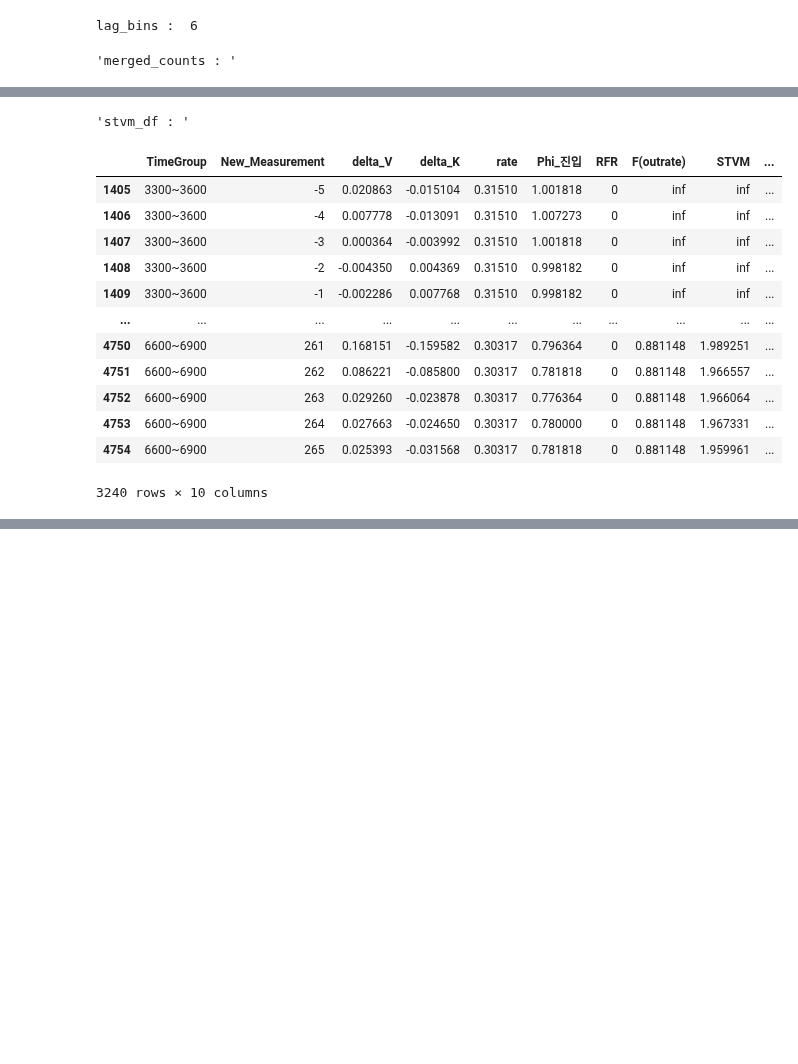
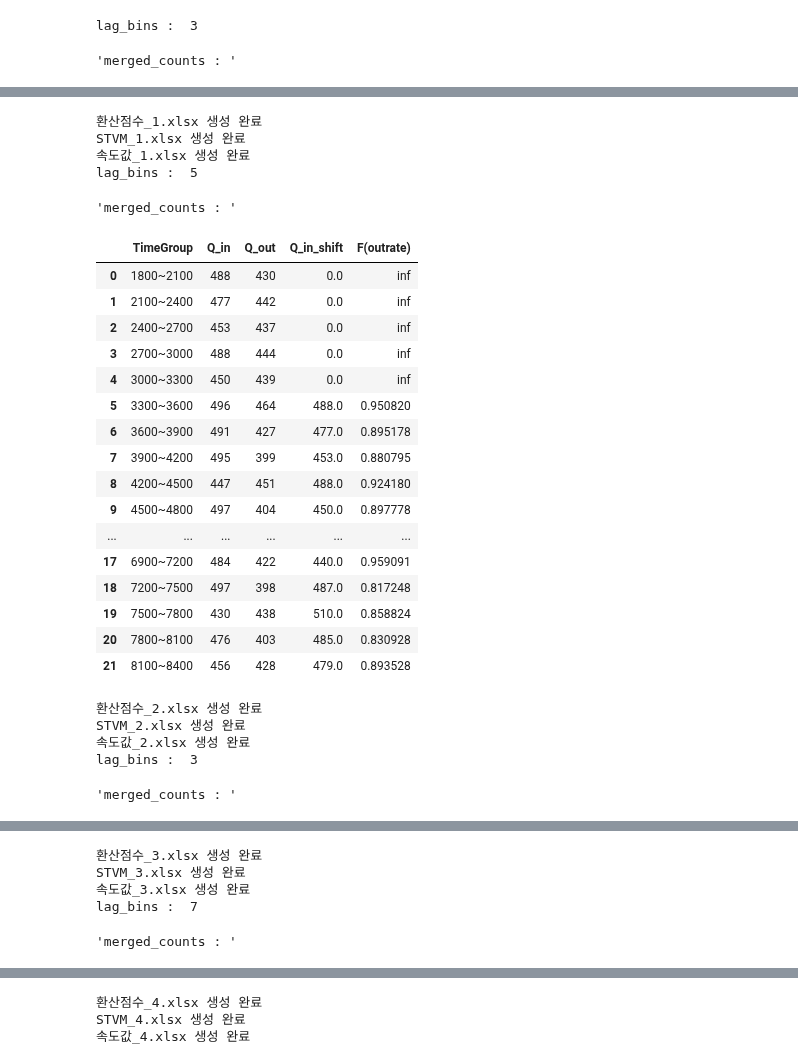
Before and after one commit to hminj98/VISSIM_macro, a Jupyter notebook: network_version2/6. stvm/4.stvm_V3.0.ipynb, the cells around one changed output, grey strips where cells are left out. Cells and saved outputs as stored; diff of their text form; code cells hidden in the pictures; blank space fills up the shorter version.

```diff
--- a/network_version2/6. stvm/4.stvm_V3.0.ipynb
+++ b/network_version2/6. stvm/4.stvm_V3.0.ipynb
@@ -7,7 +7,7 @@ import numpy as np
 교통류 변동지표_250901
 STVM 계산(3차로 점선) + 지상부 추가 _ 분석시간 증가
     집계시간 : 5분
-    분석시간 3300~6900
+    분석시간 1800~8400
     검지기 : 280개
 """
 import pandas as pd
@@ -18,7 +18,7 @@ import os
 # FIX 값 모음
 ###################################################################################################################
 start_interval = 1800
-end_interval = 6900
+end_interval = 8400
 
 weights = {
     "w1" : 1,
@@ -268,7 +268,7 @@ def modify_frame(df):
 
     modify_df["StartTime"] = modify_df["TimeGroup"].str.split("~").str[0].astype(int)
     #modify_df = modify_df[(modify_df["StartTime"] >=3300) &(modify_df["StartTime"] < 6900)]
-    modify_df = modify_df[(modify_df["StartTime"] >=3600) &(modify_df["StartTime"] < 7200)]
+    modify_df = modify_df[(modify_df["StartTime"] >=3900) &(modify_df["StartTime"] < 7500)]
 
     remove_values = list(range(1, 6)) + list(range(276, 281))
 
@@ -377,7 +377,7 @@ result_df = pd.DataFrame()
 
 
 for i in range(len(mer_list)):
-    mer_file = mer_list[3]
+    mer_file = mer_list[i]
     with open(os.path.join(folder_path, mer_file), "r", encoding="utf-8", errors="ignore") as file:
             lines = file.readlines()
             # 데이터가 시작하는 인덱스 찾기
@@ -439,27 +439,24 @@ for i in range(len(mer_list)):
 
                 # STVM 계산
                 stvm_df = calculate_stvm(speed_df, density_df, heavy_df, entry_saturation_df, rfr_df, normality_df)
-                display("stvm_df : ", stvm_df)
 
                 # Z-Score 계산
                 z_score_df = calculate_z_score(stvm_df)
                 #display("z_score_df : ", z_score_df)
-                #save_to_excel(z_score_df, folder_path, "환산점수", i)
+                save_to_excel(z_score_df, folder_path, "환산점수", i)
 
                 # STVM 피봇
                 stvm_pivot_df = pivot_table(stvm_df, "STVM")
-                #save_to_excel(stvm_pivot_df, folder_path, "STVM", i)
+                save_to_excel(stvm_pivot_df, folder_path, "STVM", i)
 
                 # 속도값 피봇
                 speed_pivot_df = pivot_table(speed_df, "V_mean", preprocess=modify_frame)
-                #save_to_excel(speed_pivot_df, folder_path, "속도값", i)
+                save_to_excel(speed_pivot_df, folder_path, "속도값", i)
 
                 # 메모리 정리
                 del df, original_df, speed_df, density_df, heavy_df, entry_saturation_df, rfr_df, normality_df, stvm_df, z_score_df
                 gc.collect()
-
-                break
 # %% [output]
-lag_bins :  6
+lag_bins :  3
 'merged_counts : '
 |  | TimeGroup | Q_in | Q_out | Q_in_shift | F(outrate) |
@@ -483,14 +479,27 @@ lag_bins :  6
-'stvm_df : '
+환산점수_1.xlsx 생성 완료
+STVM_1.xlsx 생성 완료
+속도값_1.xlsx 생성 완료
+lag_bins :  5
+'merged_counts : '
-|  | TimeGroup | New_Measurement | delta_V | delta_K | rate | Phi_진입 | RFR | F(outrate) | STVM | ... |
-| 1405 | 3300~3600 | -5 | 0.020863 | -0.015104 | 0.31510 | 1.001818 | 0 | inf | inf | ... |
-| 1406 | 3300~3600 | -4 | 0.007778 | -0.013091 | 0.31510 | 1.007273 | 0 | inf | inf | ... |
-| 1407 | 3300~3600 | -3 | 0.000364 | -0.003992 | 0.31510 | 1.001818 | 0 | inf | inf | ... |
-| 1408 | 3300~3600 | -2 | -0.004350 | 0.004369 | 0.31510 | 0.998182 | 0 | inf | inf | ... |
-| 1409 | 3300~3600 | -1 | -0.002286 | 0.007768 | 0.31510 | 0.998182 | 0 | inf | inf | ... |
-| ... | ... | ... | ... | ... | ... | ... | ... | ... | ... | ... |
-| 4750 | 6600~6900 | 261 | 0.168151 | -0.159582 | 0.30317 | 0.796364 | 0 | 0.881148 | 1.989251 | ... |
-| 4751 | 6600~6900 | 262 | 0.086221 | -0.085800 | 0.30317 | 0.781818 | 0 | 0.881148 | 1.966557 | ... |
-| 4752 | 6600~6900 | 263 | 0.029260 | -0.023878 | 0.30317 | 0.776364 | 0 | 0.881148 | 1.966064 | ... |
-| 4753 | 6600~6900 | 264 | 0.027663 | -0.024650 | 0.30317 | 0.780000 | 0 | 0.881148 | 1.967331 | ... |
-| 4754 | 6600~6900 | 265 | 0.025393 | -0.031568 | 0.30317 | 0.781818 | 0 | 0.881148 | 1.959961 | ... |
+|  | TimeGroup | Q_in | Q_out | Q_in_shift | F(outrate) |
+| 0 | 1800~2100 | 488 | 430 | 0.0 | inf |
+| 1 | 2100~2400 | 477 | 442 | 0.0 | inf |
+| 2 | 2400~2700 | 453 | 437 | 0.0 | inf |
+| 3 | 2700~3000 | 488 | 444 | 0.0 | inf |
+| 4 | 3000~3300 | 450 | 439 | 0.0 | inf |
+| 5 | 3300~3600 | 496 | 464 | 488.0 | 0.950820 |
+| 6 | 3600~3900 | 491 | 427 | 477.0 | 0.895178 |
+| 7 | 3900~4200 | 495 | 399 | 453.0 | 0.880795 |
+| 8 | 4200~4500 | 447 | 451 | 488.0 | 0.924180 |
+| 9 | 4500~4800 | 497 | 404 | 450.0 | 0.897778 |
+| ... | ... | ... | ... | ... | ... |
+| 17 | 6900~7200 | 484 | 422 | 440.0 | 0.959091 |
+| 18 | 7200~7500 | 497 | 398 | 487.0 | 0.817248 |
+| 19 | 7500~7800 | 430 | 438 | 510.0 | 0.858824 |
+| 20 | 7800~8100 | 476 | 403 | 485.0 | 0.830928 |
+| 21 | 8100~8400 | 456 | 428 | 479.0 | 0.893528 |
-3240 rows × 10 columns
+환산점수_2.xlsx 생성 완료
+STVM_2.xlsx 생성 완료
+속도값_2.xlsx 생성 완료
+lag_bins :  3
+'merged_counts : '
@@ -496,0 +523,5 @@ lag_bins :  6
+환산점수_3.xlsx 생성 완료
+STVM_3.xlsx 생성 완료
+속도값_3.xlsx 생성 완료
+lag_bins :  7
+'merged_counts : '
@@ -496,0 +545,3 @@ lag_bins :  6
+환산점수_4.xlsx 생성 완료
+STVM_4.xlsx 생성 완료
+속도값_4.xlsx 생성 완료
```
Also changed, not shown: parts of 1 cell of this notebook, 3 other files.
